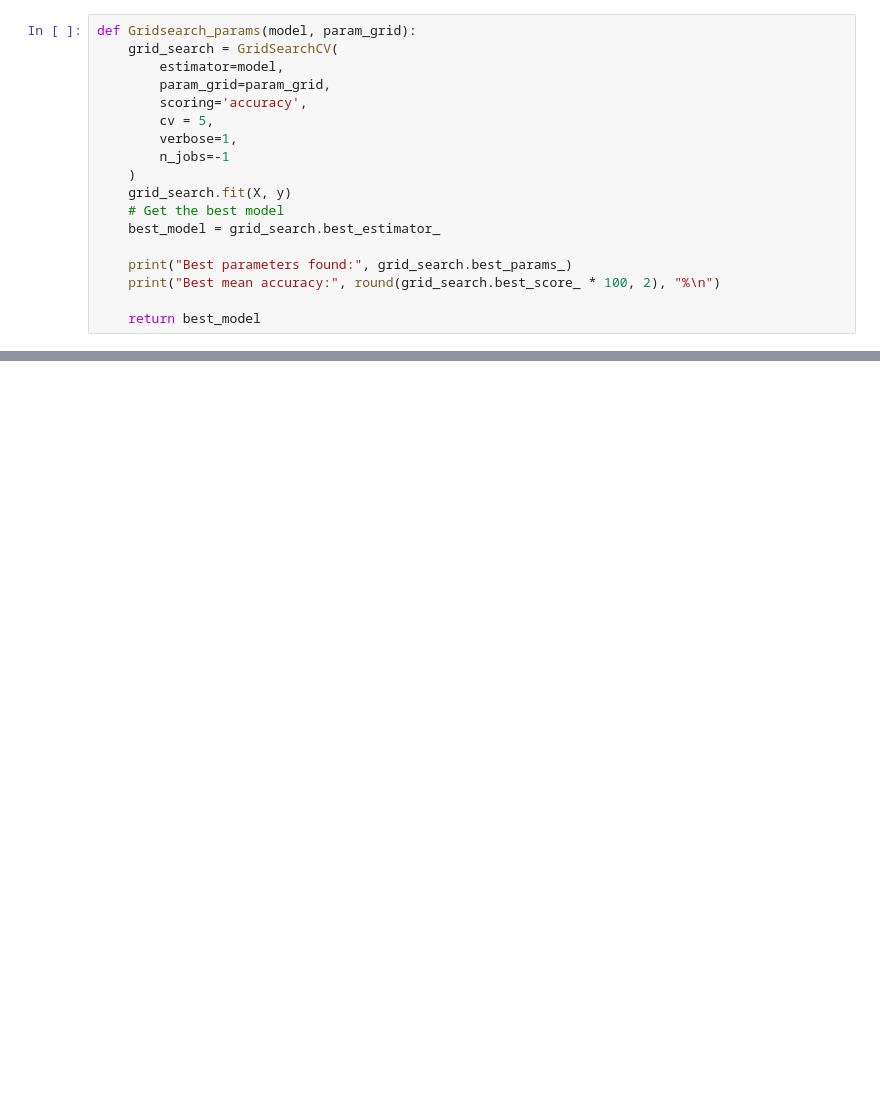
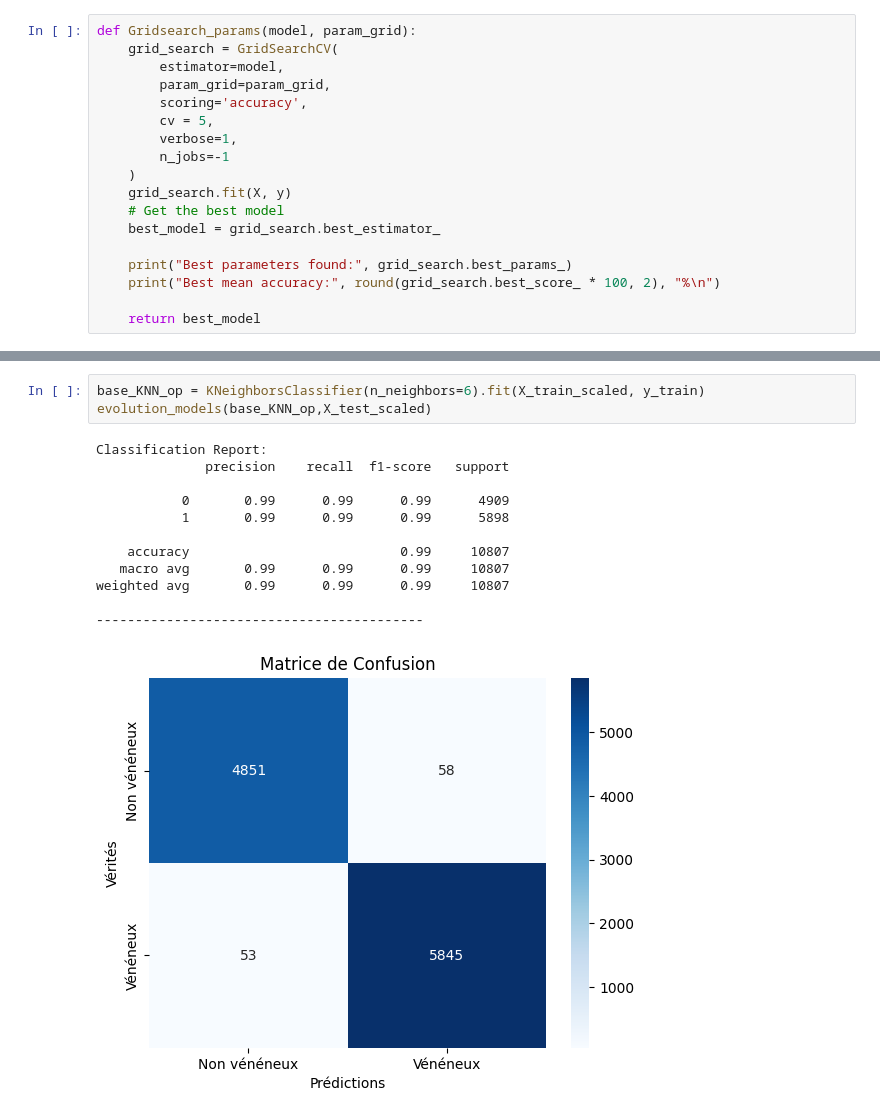
Before and after one commit to onissan19/ML-mush, a Jupyter notebook: mushroom.ipynb, the cells around one changed output, grey strips where cells are left out. Drawn from its saved outputs; the diff is of its cells as text; blank space fills up the shorter version.

```diff
--- a/mushroom.ipynb
+++ b/mushroom.ipynb
@@ -302,0 +281,16 @@ Text(0, 0.5, 'Error Rate')
+# %%
+base_KNN_op = KNeighborsClassifier(n_neighbors=6).fit(X_train_scaled, y_train)
+evolution_models(base_KNN_op,X_test_scaled)
+# %% [output]
+Classification Report:
+              precision    recall  f1-score   support
+
+           0       0.99      0.99      0.99      4909
+           1       0.99      0.99      0.99      5898
+
+    accuracy                           0.99     10807
+   macro avg       0.99      0.99      0.99     10807
+weighted avg       0.99      0.99      0.99     10807
+
+------------------------------------------
+[figure, added]
```
Also changed, not shown: parts of 11 cells of this notebook.
